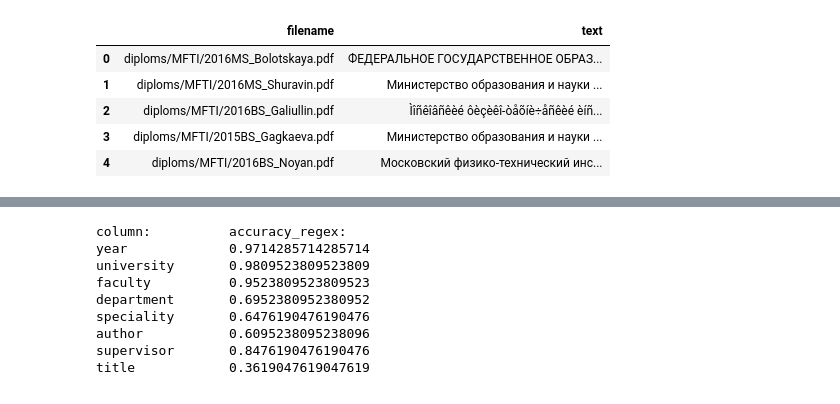
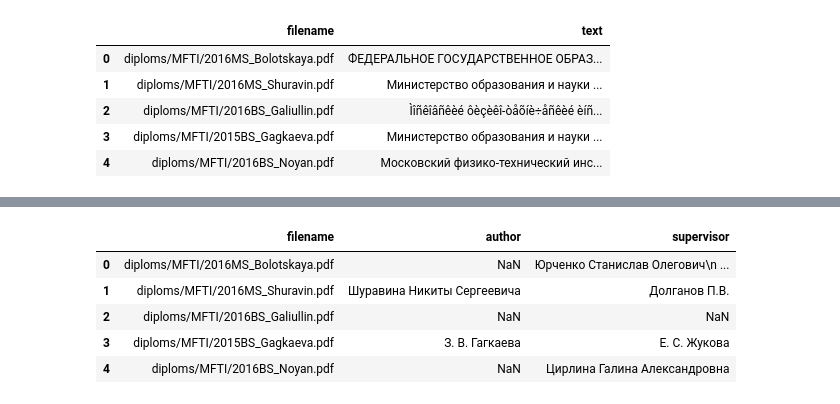
Before and after one commit to tatevik-t/lab, a Jupyter notebook: diploma_extraction/diplomas_extraction.ipynb, the cells around one changed output, grey strips where cells are left out. Cells and saved outputs as stored; diff of their text form; code cells hidden in the pictures.

```diff
--- a/diploma_extraction/diplomas_extraction.ipynb
+++ b/diploma_extraction/diplomas_extraction.ipynb
@@ -254,18 +326,9 @@ df_regex.head()
-# %%
-print('column:', '\t', 'accuracy_regex:')
-
-for col in df_answers.columns[1:]:
-    print(
-            col, '\t'*round(10/len(col)),
-            np.mean(df_answers[col] == df_regex[col]), # accuracy
-         )
-# %% [output]
-column:          accuracy_regex:
-year             0.9714285714285714
-university       0.9809523809523809
-faculty          0.9523809523809523
-department       0.6952380952380952
-speciality       0.6476190476190476
-author           0.6095238095238096
-supervisor       0.8476190476190476
-title            0.3619047619047619
+# %%
+df_ner.head()
+# %% [output]
+|  | filename | author | supervisor |
+| 0 | diploms/MFTI/2016MS_Bolotskaya.pdf | NaN | Юрченко Станислав Олегович\n ... |
+| 1 | diploms/MFTI/2016MS_Shuravin.pdf | Шуравина Никиты Сергеевича | Долганов П.В. |
+| 2 | diploms/MFTI/2016BS_Galiullin.pdf | NaN | NaN |
+| 3 | diploms/MFTI/2015BS_Gagkaeva.pdf | З. В. Гагкаева | Е. С. Жукова |
+| 4 | diploms/MFTI/2016BS_Noyan.pdf | NaN | Цирлина Галина Александровна |
```
Also changed, not shown: parts of 21 cells of this notebook.
